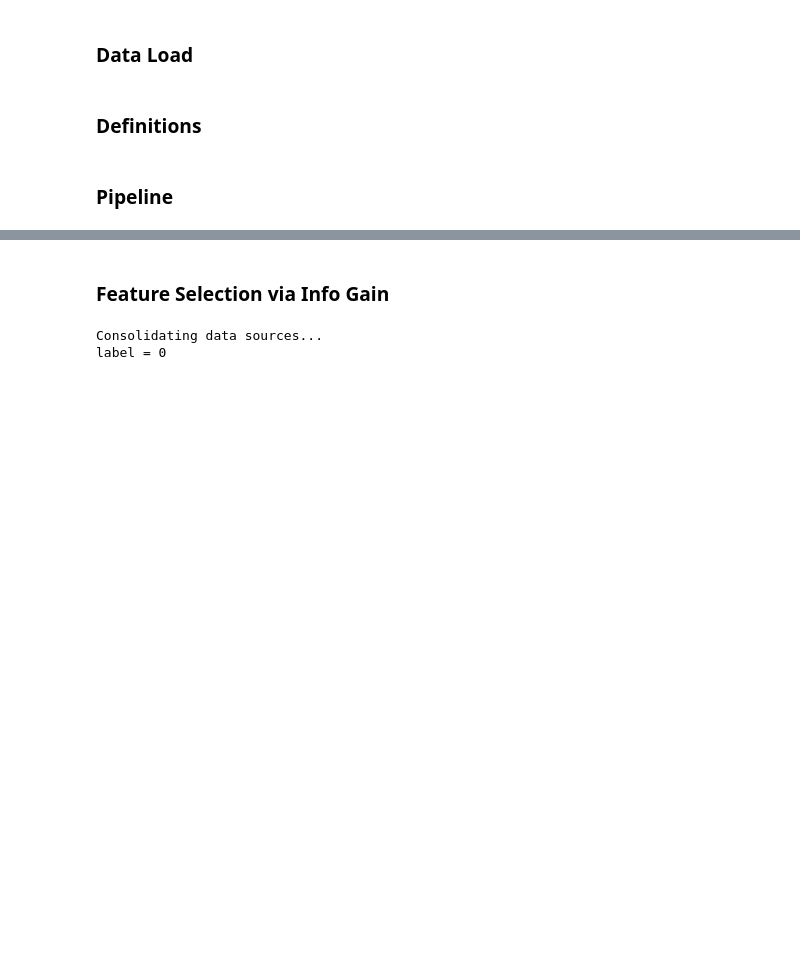
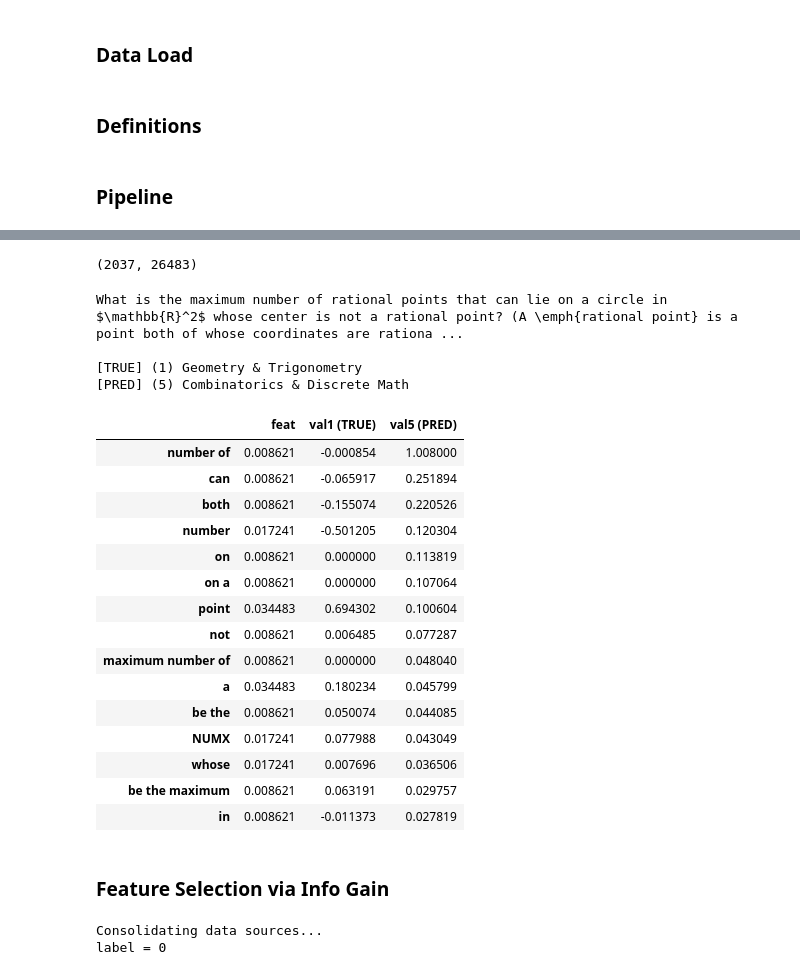
Before and after one commit to jcpoir/Kaust-Academy, a Jupyter notebook: Main.ipynb, the cells around one changed output, grey strips where cells are left out. Saved outputs shown, nothing was run; the diff lists cells and outputs as text; code cells hidden in the pictures; blank space fills up the shorter version.

```diff
--- a/Main.ipynb
+++ b/Main.ipynb
@@ -315,0 +370,4 @@ Resizing X_sub...
+# %%
+X_v.shape
+# %% [output]
+(2037, 26483)
@@ -320,2 +383,70 @@ feats["coef"] = np.abs(model.coef_).mean(axis = 0)
 feats.sort_values("coef", ascending = False, inplace = True)
 feats.to_csv("Feature_Importance.csv", index = False)
+# %%
+## SHAP
+import matplotlib
+import numpy
+import shap
+# shap.initjs()
+explainer = shap.Explainer(model)
+df_val = pd.DataFrame(X_v, columns = columns)
+shap_values = explainer.shap_values(df_val)
+# %%
+ex = 97
+
+print(df_tr.Question[ex])
+
+def to_format(cls):
+
+    cls_ref = {
+    0 : "Algebra",
+    1 : "Geometry & Trigonometry",
+    2 : "Calculus & Analysis",
+    3 : "Probability & Statistics",
+    4 : "Number Theory",
+    5 : "Combinatorics & Discrete Math",
+    6 : "Linear Algebra",
+    7 : "Abstract Algebra & Topology"
+    }
+
+    cls_txt = cls_ref[cls]
+
+    return f"({cls}) {cls_txt}"
+
+true_class = df_tr.label[ex]
+pred_class = y_pred[ex]
+
+print(f"\n[TRUE] {to_format(true_class)}")
+print(f"[PRED] {to_format(pred_class)}")
+
+feats = df_val.iloc[ex,:]
+vals = shap_values[ex][:,0]
+df = pd.DataFrame()
+df["feat"] = feats
+df[f"val{true_class} (TRUE)"] = shap_values[ex][:,true_class]
+df[f"val{pred_class} (PRED)"] = shap_values[ex][:,pred_class]
+df = df[df.feat != 0]
+df.sort_values(f"val{pred_class} (PRED)", ascending = False, inplace = True)
+
+df.head(15)
+# %% [output]
+What is the maximum number of rational points that can lie on a circle in $\mathbb{R}^2$ whose center is not a rational point? (A \emph{rational point} is a point both of whose coordinates are rationa ...
+
+[TRUE] (1) Geometry & Trigonometry
+[PRED] (5) Combinatorics & Discrete Math
+|  | feat | val1 (TRUE) | val5 (PRED) |
+| number of | 0.008621 | -0.000854 | 1.008000 |
+| can | 0.008621 | -0.065917 | 0.251894 |
+| both | 0.008621 | -0.155074 | 0.220526 |
+| number | 0.017241 | -0.501205 | 0.120304 |
+| on | 0.008621 | 0.000000 | 0.113819 |
+| on a | 0.008621 | 0.000000 | 0.107064 |
+| point | 0.034483 | 0.694302 | 0.100604 |
+| not | 0.008621 | 0.006485 | 0.077287 |
+| maximum number of | 0.008621 | 0.000000 | 0.048040 |
+| a | 0.034483 | 0.180234 | 0.045799 |
+| be the | 0.008621 | 0.050074 | 0.044085 |
+| NUMX | 0.017241 | 0.077988 | 0.043049 |
+| whose | 0.017241 | 0.007696 | 0.036506 |
+| be the maximum | 0.008621 | 0.063191 | 0.029757 |
+| in | 0.008621 | -0.011373 | 0.027819 |
```
Also changed, not shown: parts of 15 cells of this notebook, 10 other files.
